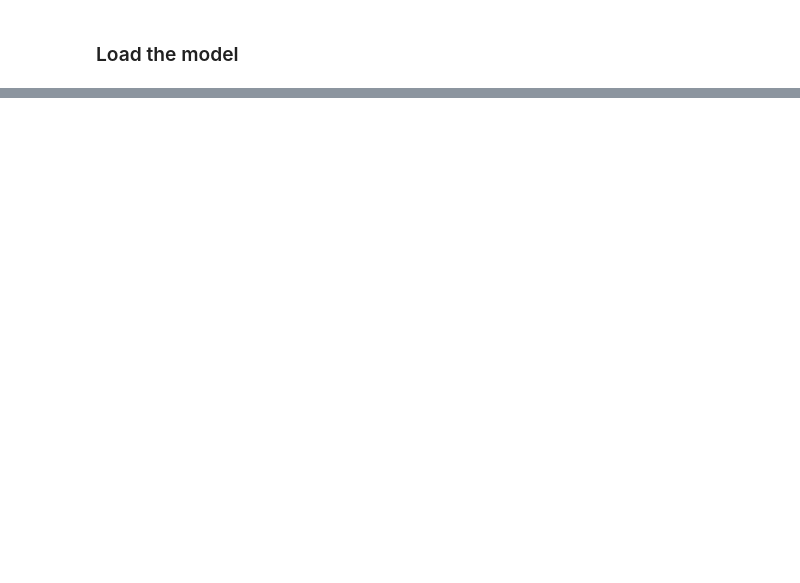
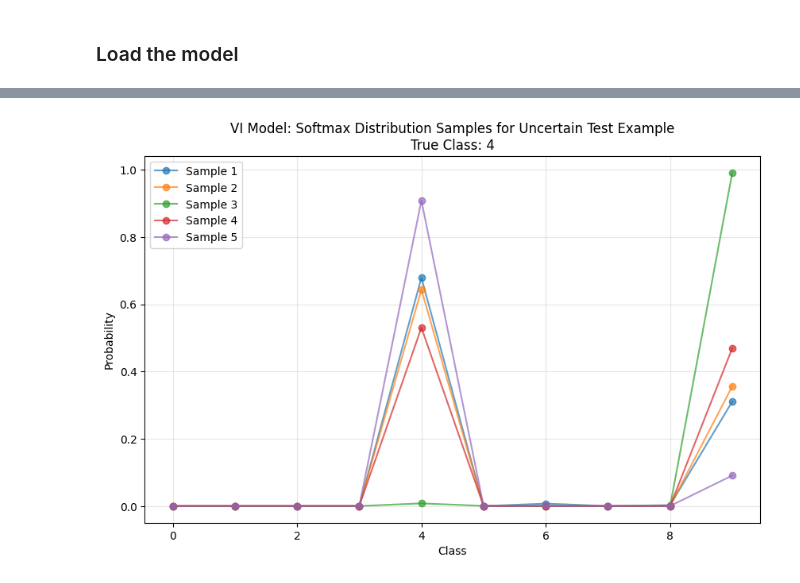
Before and after one commit to confinlay/Bayesian-CE, a Jupyter notebook: MyImplementation/training_notebooks/train-BLL.ipynb, the cells around one changed output, grey strips where cells are left out. Cells and saved outputs as stored; diff of their text form; code cells hidden in the pictures; blank space fills up the shorter version.

```diff
--- a/MyImplementation/training_notebooks/train-BLL.ipynb
+++ b/MyImplementation/training_notebooks/train-BLL.ipynb
@@ -377,0 +307,20 @@ plt.show()
+# %%
+from models.BLL_VI import BayesianLastLayerVI
+importlib.reload(models.BLL_VI)
+
+import os
+os.environ['PYTORCH_ENABLE_MPS_FALLBACK'] = '1'
+
+bll_vi = BayesianLastLayerVI(
+    backbone=backbone,
+    input_dim=256,  # Matches backbone's encoder output
+    output_dim=10,  # MNIST classes
+    prior_mu=0.0,
+    prior_sigma=0.1,
+    kl_weight=0.1,  # Weight of KL divergence term
+    device=cfg.device
+)
+
+# Verify all model components are on the correct device
+print(f"Backbone device: {next(bll_vi.backbone.parameters()).device}")
+print(f"Last layer device: {next(bll_vi.last_layer.parameters()).device}")
@@ -377,0 +371,64 @@ plt.show()
+# %%
+import torch.nn.functional as F
+
+# Search for an uncertain prediction and visualize multiple samples
+test_iter = iter(testloader)
+found_uncertain = False
+max_tries = 100
+num_samples = 5
+
+try:
+    while not found_uncertain:
+        x, y = next(test_iter)
+        # Look at each example in the batch
+        for i in range(len(x)):
+            x_single = x[i:i+1]
+            y_single = y[i:i+1]
+
+            # Get multiple predictions for this single example
+            outputs = []
+            with torch.no_grad():  # Add no_grad context
+                for _ in range(num_samples):
+                    logits = bll_vi(x_single)
+                    probs = F.softmax(logits, dim=1)
+                    outputs.append(probs)
+
+            # Stack predictions
+            probs = torch.stack(outputs)  # Shape: [num_samples, 1, num_classes]
+            probs = probs.squeeze(1)  # Remove batch dimension -> [num_samples, num_classes]
+
+            # Check if predictions are not all highly confident
+            max_probs = probs.max(dim=1)[0]
+            if max_probs.mean() < 0.8:  # If average confidence is less than 60%
+                found_uncertain = True
+                break
+
+except StopIteration:
+    if not found_uncertain:
+        print("Could not find uncertain prediction in entire test set")
+
+# Plot the softmax distributions
+plt.figure(figsize=(10, 6))
+x_axis = range(probs.shape[1])  # Range over number of classes
+
+for i in range(num_samples):
+    plt.plot(x_axis, probs[i].detach().cpu().numpy(), 'o-', alpha=0.7, label=f'Sample {i+1}')
+
+plt.xlabel('Class')
+plt.ylabel('Probability')
+plt.title(f'VI Model: Softmax Distribution Samples for Uncertain Test Example\nTrue Class: {y_single.item()}')
+plt.legend()
+plt.grid(True, alpha=0.3)
+plt.show()
+
+# Display the uncertain image
+plt.figure(figsize=(5, 5))
+img = x_single.squeeze().cpu()
+if img.shape[0] == 1:  # If grayscale, remove channel dimension
+    img = img.squeeze(0)
+plt.imshow(img, cmap='gray' if len(img.shape) == 2 else None)
+plt.axis('off')
+plt.title(f'Uncertain Image (True Class: {y_single.item()})')
+plt.show()
+# %% [output]
+[figure, added]
```
Also changed, not shown: parts of 19 cells of this notebook, 9 other files.
